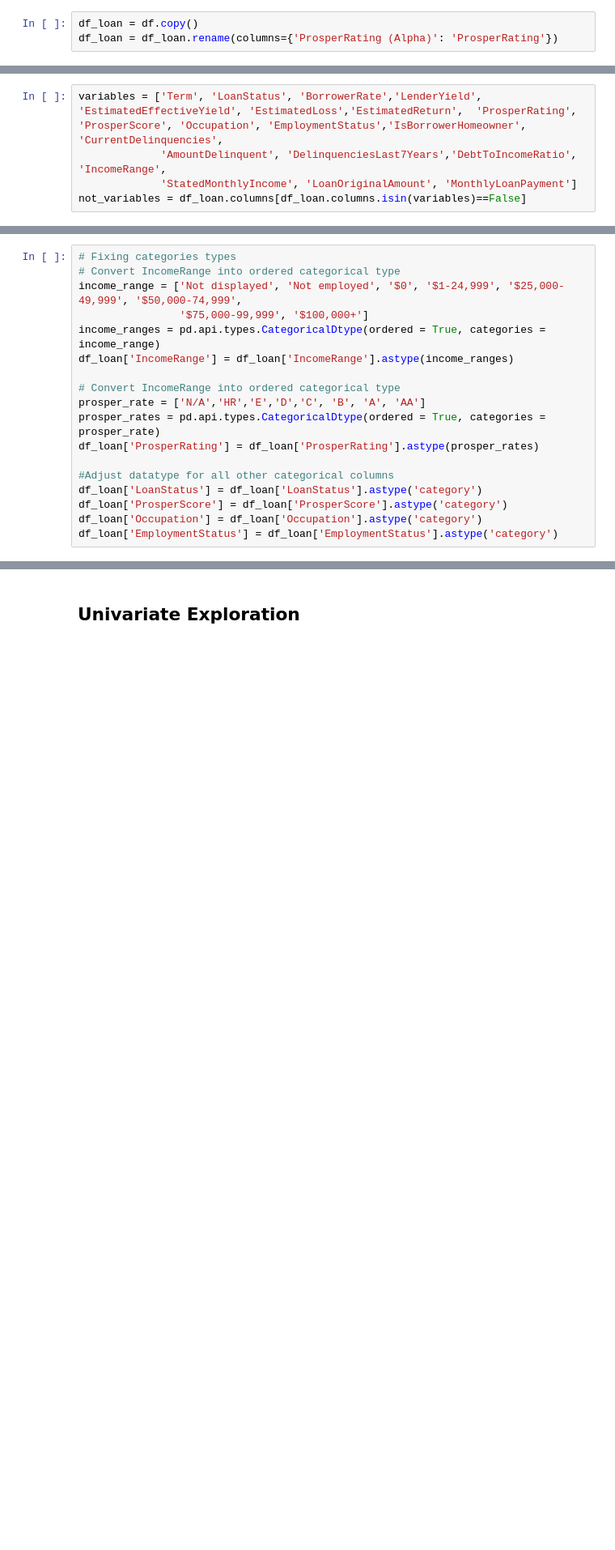
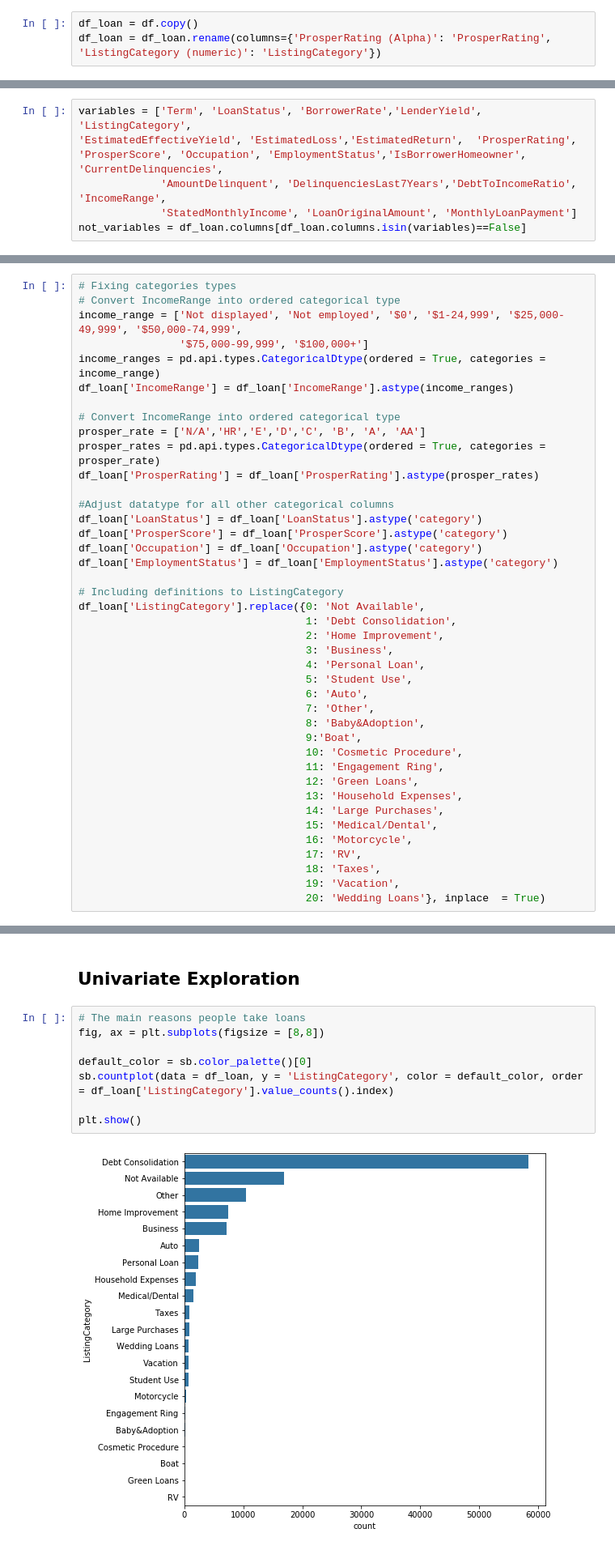
Before and after one commit to dsllt/-Udacity_DA_P5, a Jupyter notebook: Prosper_Loan_Data.ipynb, the cells around one changed output, grey strips where cells are left out. Shown at 81% size. Saved outputs shown, nothing was run; the diff lists cells and outputs as text; blank space fills up the shorter version.

```diff
--- a/Prosper_Loan_Data.ipynb
+++ b/Prosper_Loan_Data.ipynb
@@ -96,7 +96,7 @@ It is expected that the LoanStatus is affected by: Term, BorrowerRate, Occupatio
 #### Some useful modifications to the original data
 # %%
 df_loan = df.copy()
-df_loan = df_loan.rename(columns={'ProsperRating (Alpha)': 'ProsperRating'})
+df_loan = df_loan.rename(columns={'ProsperRating (Alpha)': 'ProsperRating', 'ListingCategory (numeric)': 'ListingCategory'})
 # %%
 df_loan.columns
 # %% [output]
@@ -118,7 +118,7 @@ Index(['ListingKey', 'ListingNumber', 'ListingCreationDate', 'CreditGrade',
        'Investors'],
       dtype='object')
 # %%
-variables = ['Term', 'LoanStatus', 'BorrowerRate','LenderYield',
+variables = ['Term', 'LoanStatus', 'BorrowerRate','LenderYield', 'ListingCategory',
 'EstimatedEffectiveYield', 'EstimatedLoss','EstimatedReturn',  'ProsperRating',
 'ProsperScore', 'Occupation', 'EmploymentStatus','IsBorrowerHomeowner',  'CurrentDelinquencies',
              'AmountDelinquent', 'DelinquenciesLast7Years','DebtToIncomeRatio', 'IncomeRange',
@@ -175,6 +176,29 @@ df_loan['LoanStatus'] = df_loan['LoanStatus'].astype('category')
 df_loan['ProsperScore'] = df_loan['ProsperScore'].astype('category')
 df_loan['Occupation'] = df_loan['Occupation'].astype('category')
 df_loan['EmploymentStatus'] = df_loan['EmploymentStatus'].astype('category')
+
+# Including definitions to ListingCategory
+df_loan['ListingCategory'].replace({0: 'Not Available',
+                                    1: 'Debt Consolidation',
+                                    2: 'Home Improvement',
+                                    3: 'Business',
+                                    4: 'Personal Loan',
+                                    5: 'Student Use',
+                                    6: 'Auto',
+                                    7: 'Other',
+                                    8: 'Baby&Adoption',
+                                    9:'Boat',
+                                    10: 'Cosmetic Procedure',
+                                    11: 'Engagement Ring',
+                                    12: 'Green Loans',
+                                    13: 'Household Expenses',
+                                    14: 'Large Purchases',
+                                    15: 'Medical/Dental',
+                                    16: 'Motorcycle',
+                                    17: 'RV',
+                                    18: 'Taxes',
+                                    19: 'Vacation',
+                                    20: 'Wedding Loans'}, inplace  = True)
 # %%
 df_loan.info()
 # %% [output]
@@ -198,2 +222,12 @@ memory usage: 12.1 MB
 # %% [markdown]
 ## Univariate Exploration
+# %%
+# The main reasons people take loans
+fig, ax = plt.subplots(figsize = [8,8])
+
+default_color = sb.color_palette()[0]
+sb.countplot(data = df_loan, y = 'ListingCategory', color = default_color, order = df_loan['ListingCategory'].value_counts().index)
+
+plt.show()
+# %% [output]
+[figure, added]
```
Also changed, not shown: parts of 46 cells of this notebook, 3 other files.
